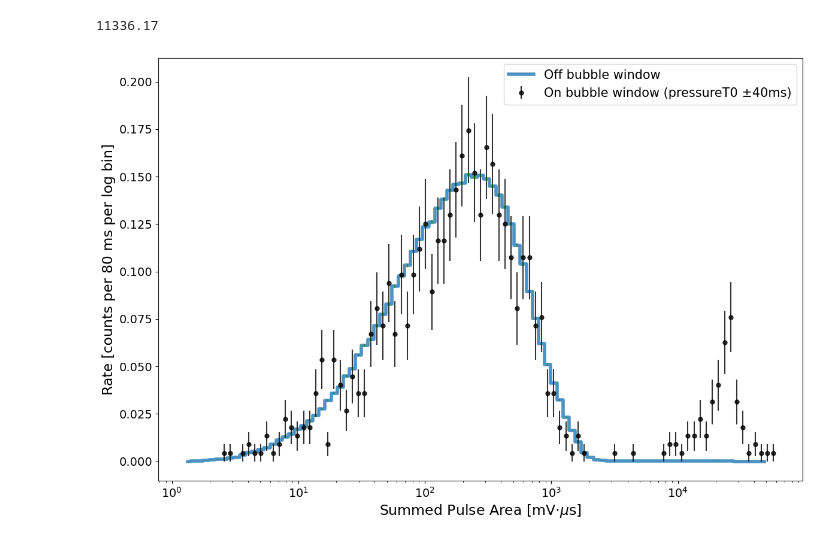
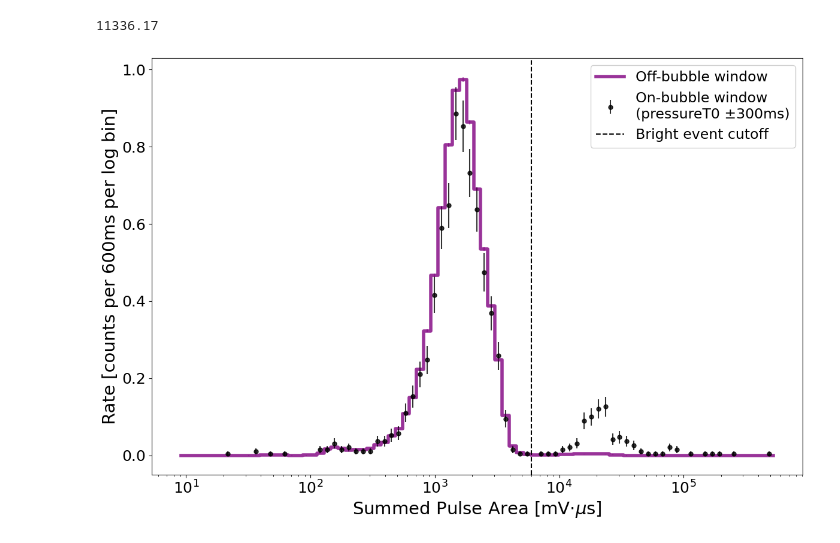
Before and after one commit to SBC-Collaboration/LAr10Ana, a Jupyter notebook: plots/ScintCoincPlotFinal.ipynb, the cells around one changed output. Cells and saved outputs as stored; diff of their text form; code cells hidden in the pictures.

```diff
--- a/plots/ScintCoincPlotFinal.ipynb
+++ b/plots/ScintCoincPlotFinal.ipynb
@@ -34,8 +540,10 @@ from collections import defaultdict
 #            '20251125_6','20251125_7','20251125_8']
 #run_list = ['20251113_1']
 # S2
-run_list = ['20260218_9','20260218_10','20260218_11','20260218_12','20260218_13','20260218_14','20260209_11','20260209_12','20260209_13',
-            '20260212_0']
+#run_list = ['20260218_9','20260218_10','20260218_11','20260218_12','20260218_13','20260218_14','20260209_11','20260209_12','20260209_13',
+#            '20260212_0']
+
+#run_list = ['20260209_12','20260209_13','20260212_0']
 
 # 1950, subset of S2
 #run_list = ['20260218_9','20260218_10','20260218_11','20260218_12','20260218_13','20260218_14']
@@ -58,7 +566,7 @@ run_list = ['20260218_9','20260218_10','20260218_11','20260218_12','20260218_13'
 #run_list = ['20260109_2','20260109_5','20260112_2']
 
 # 1850
-#run_list = ['20251125_6','20251125_7','20251125_8']
+run_list = ['20251125_6','20251125_7','20251125_8']
 
 
 # C3
@@ -590,6 +1285,7 @@ all_data = np.concatenate([off_bub_hits_bg, on_bub_hits_bg])
 #all_data = all_data[np.isfinite(all_data) & (all_data > 8.77e-6)]
 all_data = all_data[np.isfinite(all_data) & (all_data > 0)]
 #print(all_data.min())
+
 '''
 bins = np.linspace(
     np.nanmin(all_data),
@@ -601,7 +1297,7 @@ bins = np.linspace(
 bins = np.logspace(
     #np.log10(all_data.min()),
     0.1,
-    0.1+np.log10(all_data.max()),
+    0.1 + np.log10(all_data.max()),
     100
 )
 
@@ -624,13 +1320,13 @@ off_bub_rate_err = np.sqrt(off_bub_counts) / off_effective_livetime * 3600
 on_bub_rate_err = np.sqrt(on_bub_counts) / on_effective_livetime * 3600
 '''
 
-# Convert to counts per 80 ms per log bin
+# Convert to counts per 600 ms per log bin
 
-off_bub_rate = off_bub_counts / off_scint_livetime * 0.080
-on_bub_rate = on_bub_counts / on_scint_livetime * 0.080
+off_bub_rate = off_bub_counts / off_scint_livetime * 0.600
+on_bub_rate = on_bub_counts / on_scint_livetime * 0.600
 
-off_bub_rate_err = np.sqrt(off_bub_counts) / off_scint_livetime * 0.080
-on_bub_rate_err = np.sqrt(on_bub_counts) / on_scint_livetime * 0.080
+off_bub_rate_err = np.sqrt(off_bub_counts) / off_scint_livetime * 0.600
+on_bub_rate_err = np.sqrt(on_bub_counts) / on_scint_livetime * 0.600
 
 '''
 off_bub_rate_err = off_bub_rate * np.sqrt(
@@ -646,7 +1342,6 @@ on_bub_rate_err = on_bub_rate * np.sqrt(
 
 bin_centers = 0.5 * (bins[:-1] + bins[1:])
 
-
 off_valid = off_bub_counts > 0
 on_valid = on_bub_counts > 0
 
@@ -657,9 +1352,21 @@ off_bub_rate_err_plot = off_bub_rate_err.copy()
 on_bub_rate_plot = on_bub_rate.copy()
 on_bub_rate_err_plot = on_bub_rate_err.copy()
 
-# Don't plot empty bins for either dataset
-off_bub_rate_plot[~off_valid] = np.nan
+
+any_valid = off_valid | on_valid
+
+first_valid_idx = np.where(any_valid)[0][0]
+last_valid_idx = np.where(any_valid)[0][-1]
+
+off_bub_rate_plot[:first_valid_idx] = np.nan
+off_bub_rate_plot[last_valid_idx + 1:] = np.nan
+
+off_bub_rate_plot[first_valid_idx:last_valid_idx + 1][~off_valid[first_valid_idx:last_valid_idx + 1]] = 0
+
 off_bub_rate_err_plot[~off_valid] = np.nan
+
+on_bub_rate_plot[~on_valid] = np.nan
+on_bub_rate_err_plot[~on_valid] = np.nan
 
 on_bin_centers = bin_centers[on_valid]
 on_rate = on_bub_rate_plot[on_valid]
@@ -673,7 +1380,8 @@ plt.step(
     bin_centers,
     off_bub_rate_plot,
     where="mid",
-    label="Off bubble window",
+    color="purple",
+    label="Off-bubble window",
     alpha=0.8,
     linewidth=4.0
 )
@@ -689,7 +1397,7 @@ plt.errorbar(
     markersize=5,
     capsize=0,
     alpha=0.8,
-    label="On bubble window (pressureT0 ±40ms)"
+    label="On-bubble window\n(pressureT0 ±300ms)"
 )
 
 # Off-bubble error bars
@@ -697,46 +1405,53 @@ plt.errorbar(
     bin_centers[off_valid],
     off_bub_rate[off_valid],
     yerr=off_bub_rate_err[off_valid],
-    ecolor='g',
+    ecolor='purple',
     fmt='none',
     capsize=0,
     alpha=0.5
 )
 
-#plt.axvline(2e3)
 plt.xscale('log')
-#plt.yscale('log')
 
-#plt.axvline(6e3,color='black',linestyle='--')
+plt.axvline(
+    6e3,
+    color='black',
+    linestyle='--',
+    label='Bright event cutoff'
+)
 
 plt.xlabel(
     r"Summed Pulse Area [mV$\cdot\mu$s]",
-    fontsize=17
+    fontsize=21
 )
 
 plt.ylabel(
-    "Rate [counts per 80 ms per log bin]",
-    fontsize=17
+    "Rate [counts per 600ms per log bin]",
+    fontsize=21
 )
 
 plt.tick_params(
     axis='both',
-    labelsize=14
+    labelsize=18
 )
 
-#plt.title("Scintillation Triggers")
-#plt.xlim(15,5e5)
+# Don't want default legend order
+handles, labels = plt.gca().get_legend_handles_labels()
+order = [0, 2, 1]
 
 plt.legend(
-    fontsize=15,
+    [handles[i] for i in order],
+    [labels[i] for i in order],
+    fontsize=17,
     loc='upper right',
-    #bbox_to_anchor=(1.1, 1.0)
+    frameon=True,
+    framealpha=0.9
 )
 
 plt.tight_layout()
 
 plt.savefig("ScintCoinc.png")
 
 plt.show()
 # %% [output]
-[figure, old version]
+[figure, new version]
```
Also changed, not shown: parts of 14 cells of this notebook.
